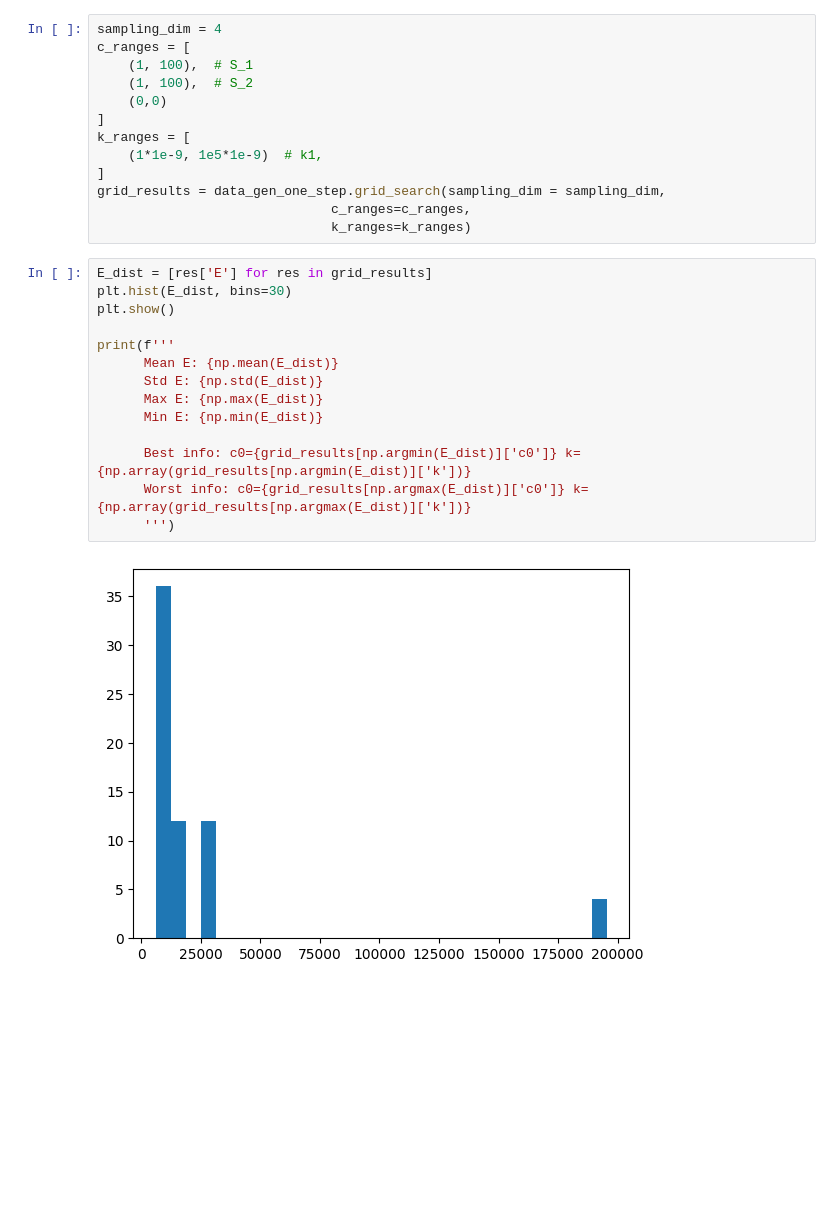
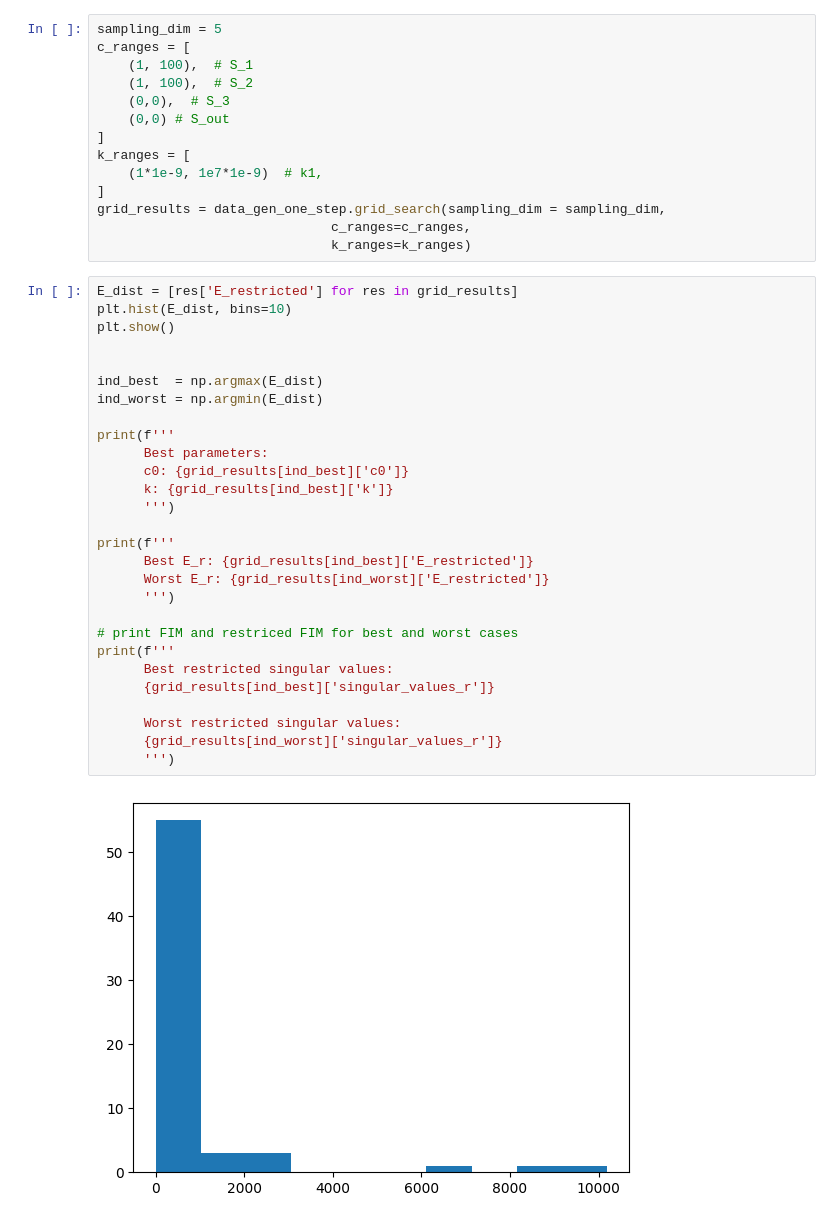
Before and after one commit to tiernan7/DSD-CRNN, a Jupyter notebook: make_datasets.ipynb, the cells around one changed output. Drawn from its saved outputs; the diff is of its cells as text; blank space fills up the shorter version.

```diff
--- a/make_datasets.ipynb
+++ b/make_datasets.ipynb
@@ -55,30 +32,45 @@ data_gen_latent = SyntheticDataGenerator(
 )
 # %%
-sampling_dim = 4
+sampling_dim = 5
 c_ranges = [
     (1, 100),  # S_1
     (1, 100),  # S_2
-    (0,0)
+    (0,0),  # S_3
+    (0,0) # S_out
 ]
 k_ranges = [
-    (1*1e-9, 1e5*1e-9)  # k1,
+    (1*1e-9, 1e7*1e-9)  # k1,
 ]
 grid_results = data_gen_one_step.grid_search(sampling_dim = sampling_dim,
                               c_ranges=c_ranges,
                               k_ranges=k_ranges)
 # %%
-E_dist = [res['E'] for res in grid_results]
-plt.hist(E_dist, bins=30)
+E_dist = [res['E_restricted'] for res in grid_results]
+plt.hist(E_dist, bins=10)
 plt.show()
 
+
+ind_best  = np.argmax(E_dist)
+ind_worst = np.argmin(E_dist)
+
 print(f'''
-      Mean E: {np.mean(E_dist)}
-      Std E: {np.std(E_dist)}
-      Max E: {np.max(E_dist)}
-      Min E: {np.min(E_dist)}
+      Best parameters:
+      c0: {grid_results[ind_best]['c0']}
+      k: {grid_results[ind_best]['k']}
+      ''')
 
-      Best info: c0={grid_results[np.argmin(E_dist)]['c0']} k={np.array(grid_results[np.argmin(E_dist)]['k'])}
-      Worst info: c0={grid_results[np.argmax(E_dist)]['c0']} k={np.array(grid_results[np.argmax(E_dist)]['k'])}
+print(f'''
+      Best E_r: {grid_results[ind_best]['E_restricted']}
+      Worst E_r: {grid_results[ind_worst]['E_restricted']}
       ''')
+
+# print FIM and restriced FIM for best and worst cases
+print(f'''
+      Best restricted singular values:
+      {grid_results[ind_best]['singular_values_r']}
+
+      Worst restricted singular values:
+      {grid_results[ind_worst]['singular_values_r']}
+      ''')
 # %% [output]
-[figure, old version]
+[figure, new version]
```
Also changed, not shown: parts of 5 cells of this notebook, 8 other files.
